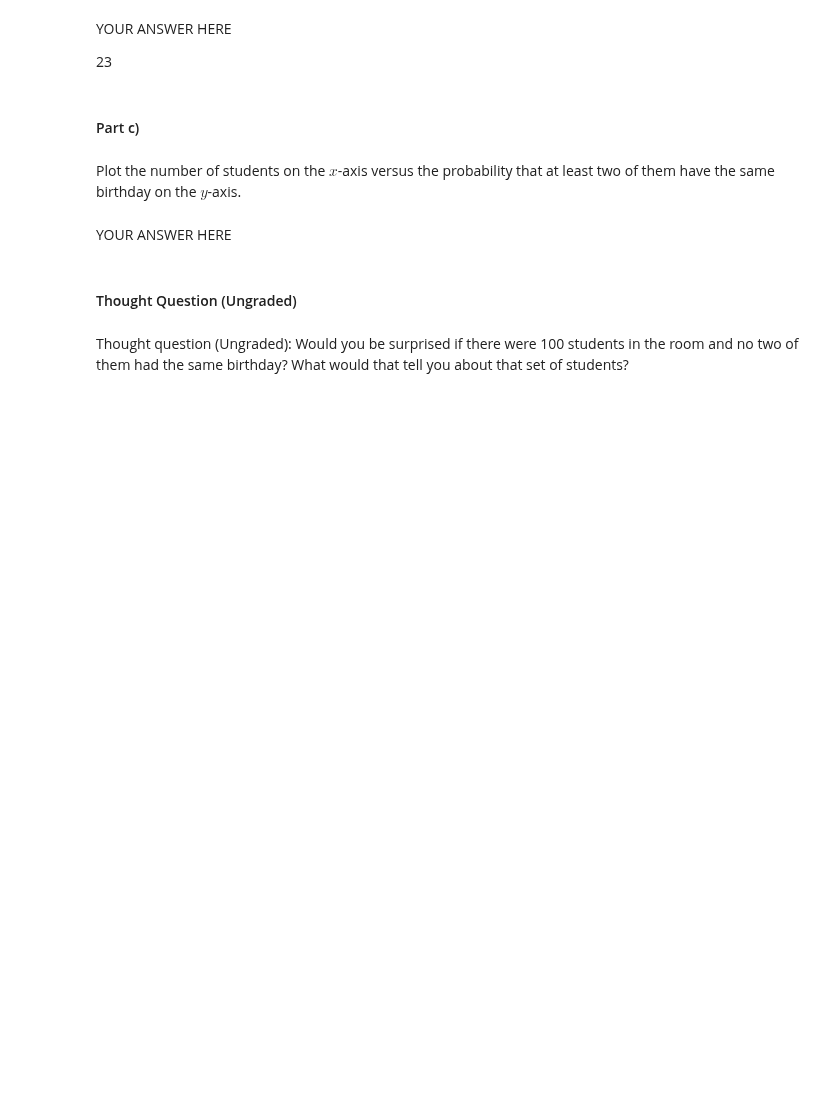
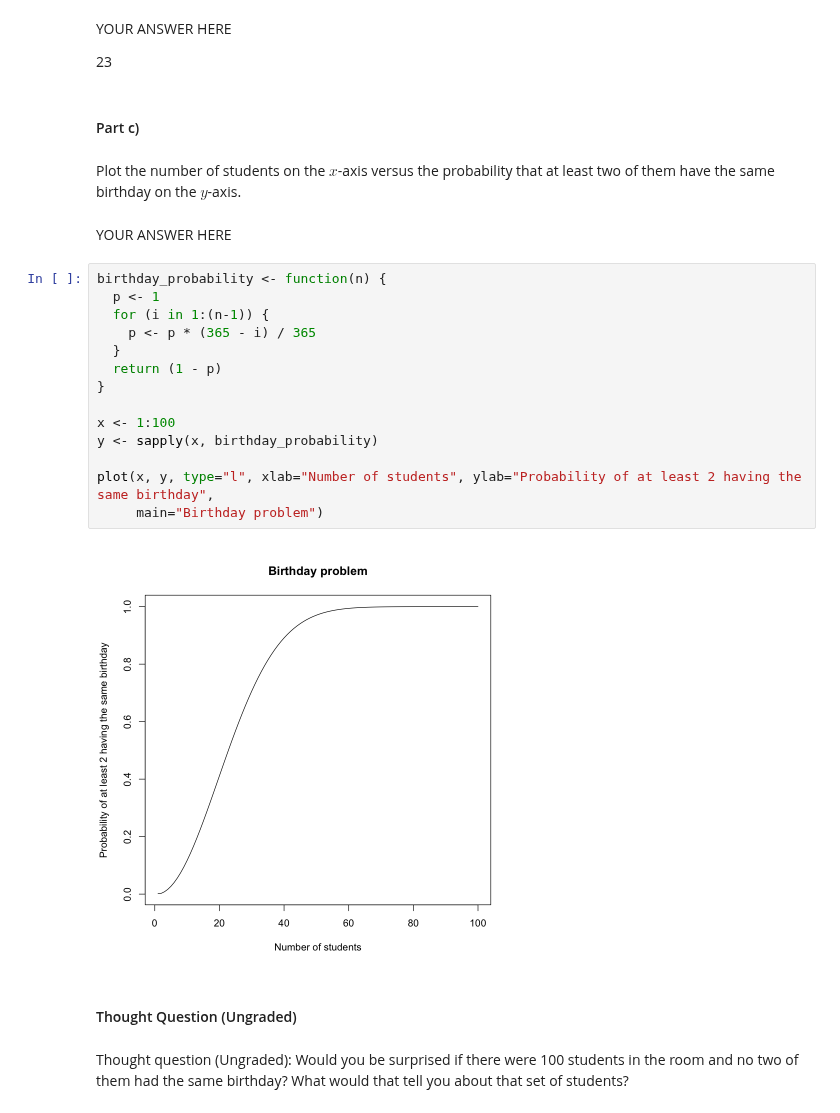
Before and after one commit to RyanJTalbot/MSDS, a Jupyter notebook: Pathway - Specialization/Data Science Foundations - Statistical Inference Specialization /Probability Theory - Foundation for Data Science/wk1/lab/P_M1_1.ipynb, the cells around one changed output. Cells and saved outputs as stored; diff of their text form; blank space fills up the shorter version.

```diff
--- a/Pathway - Specialization/Data Science Foundations - Statistical Inference Specialization /Probability Theory - Foundation for Data Science/wk1/lab/P_M1_1.ipynb
+++ b/Pathway - Specialization/Data Science Foundations - Statistical Inference Specialization /Probability Theory - Foundation for Data Science/wk1/lab/P_M1_1.ipynb
@@ -53,6 +53,22 @@ Plot the number of students on the $x$-axis versus the probability that at least
 on the $y$-axis.
 # %% [markdown]
 YOUR ANSWER HERE
+# %%
+birthday_probability <- function(n) {
+  p <- 1
+  for (i in 1:(n-1)) {
+    p <- p * (365 - i) / 365
+  }
+  return (1 - p)
+}
+
+x <- 1:100
+y <- sapply(x, birthday_probability)
+
+plot(x, y, type="l", xlab="Number of students", ylab="Probability of at least 2 having the same birthday",
+     main="Birthday problem")
+# %% [output]
+[figure, added]
 # %% [markdown]
 #### Thought Question (Ungraded)
 # %% [markdown]
```
Also changed, not shown: parts of 8 cells of this notebook, 16 other files.
